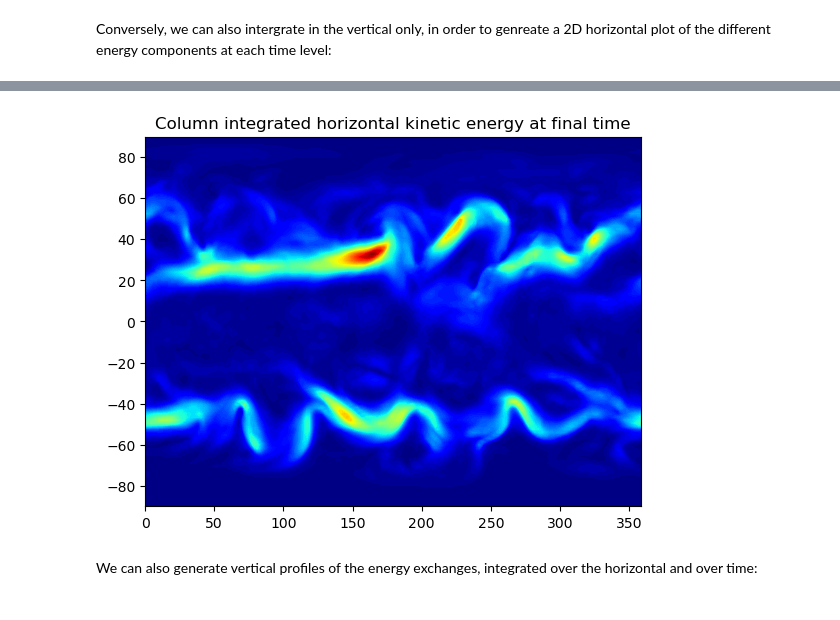
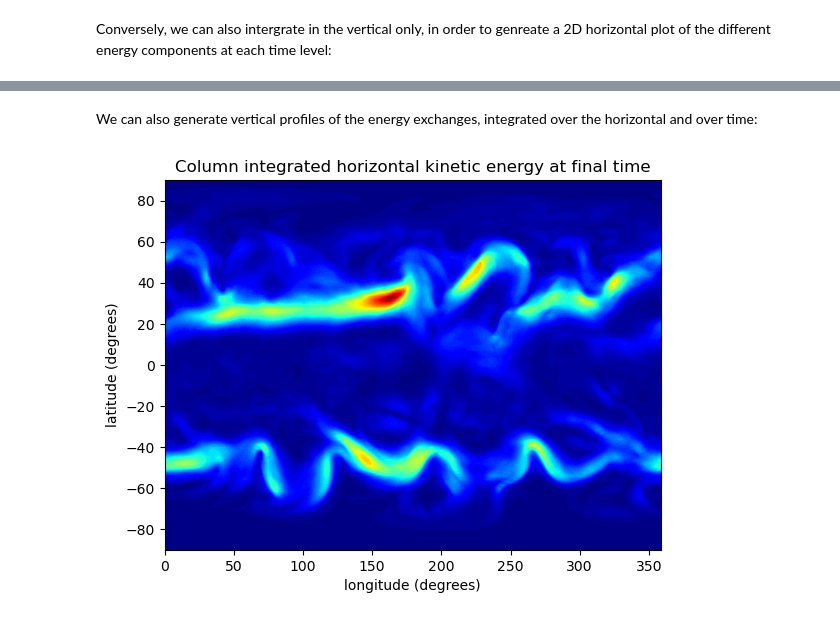
Before and after one commit to davelee2804/scores, a Jupyter notebook: docs/tutorials/Energy_Budgets.ipynb, the cells around one changed output, grey strips where cells are left out. Drawn from its saved outputs; the diff is of its cells as text; code cells hidden in the pictures.

```diff
--- a/docs/tutorials/Energy_Budgets.ipynb
+++ b/docs/tutorials/Energy_Budgets.ipynb
@@ -115,8 +124,10 @@ plt.show()
-# %%
-plt.title('Column integrated horizontal kinetic energy at final time')
-plt.contourf(lon2d,lat2d,E["HorizontalKinetic"].sel(time=E.time[-1]).data,100)
-plt.show()
-# %% [output]
-[figure, old version]
 # %% [markdown]
 We can also generate vertical profiles of the energy exchanges, integrated over the horizontal and over time:
+# %%
+plt.title('Column integrated horizontal kinetic energy at final time')
+plt.contourf(lon2d,lat2d,E["HorizontalKinetic"].sel(time=E.time[-1]).data,100)
+plt.xlabel('longitude (degrees)')
+plt.ylabel('latitude (degrees)')
+plt.show()
+# %% [output]
+[figure, new version]
```
Also changed, not shown: parts of 14 cells of this notebook.
